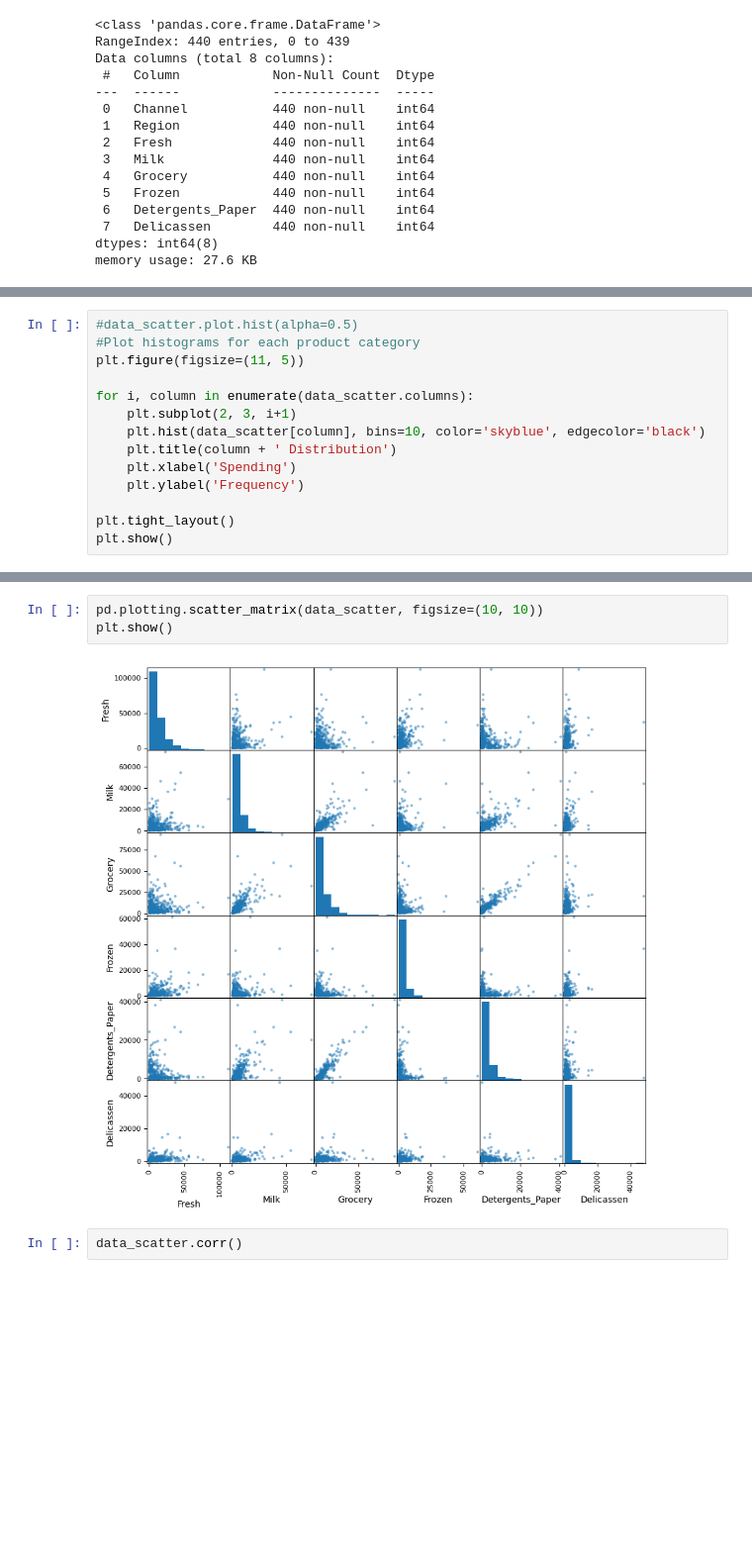
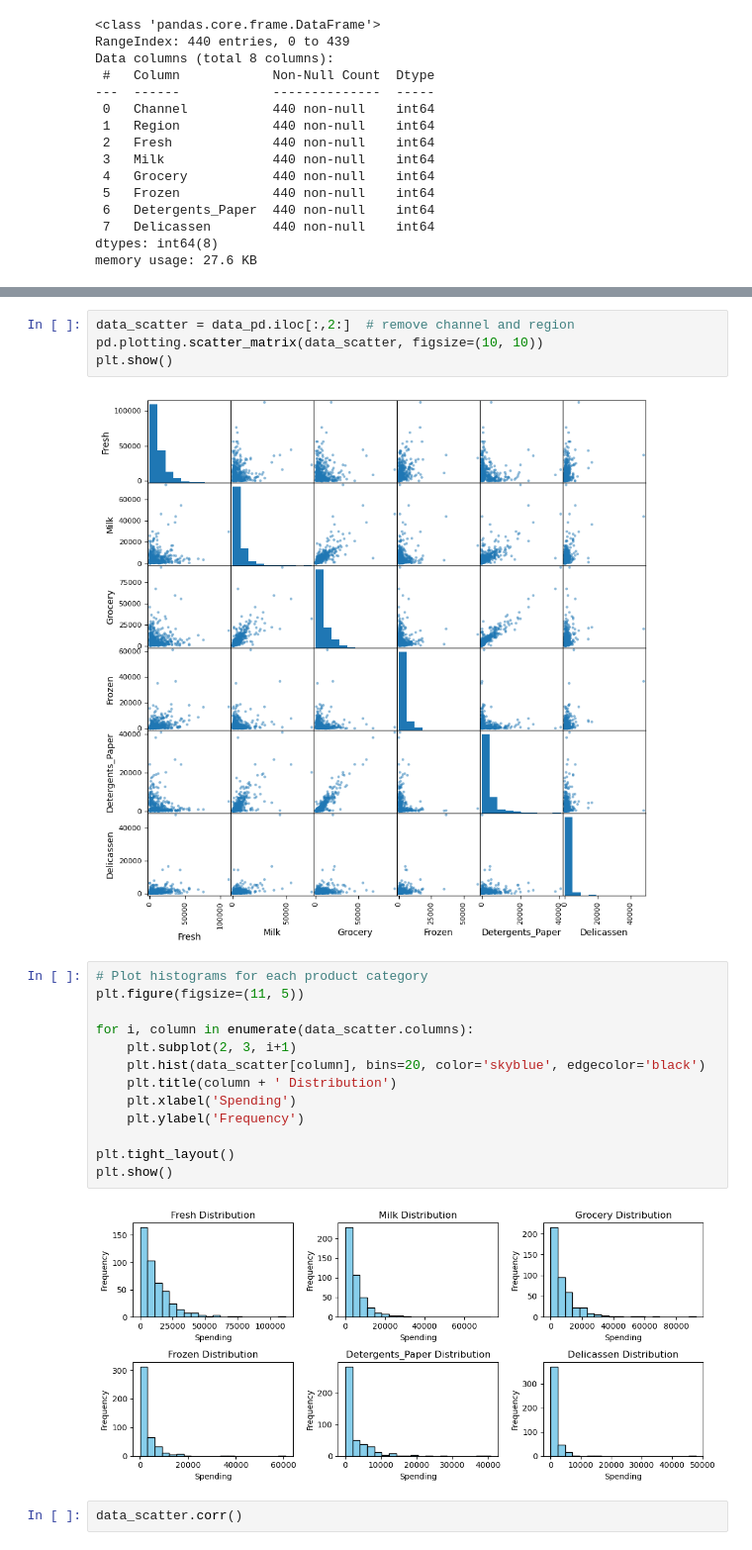
Before and after one commit to mertyaylacigit/ML-for-Data-Science, a Jupyter notebook: Part 1/Lab ML for Data Science - Part I.ipynb, the cells around one changed output, grey strips where cells are left out. Shown at 99% size. Drawn from its saved outputs; the diff is of its cells as text; blank space fills up the shorter version.

```diff
--- a/Part 1/Lab ML for Data Science - Part I.ipynb
+++ b/Part 1/Lab ML for Data Science - Part I.ipynb
@@ -80,14 +69,0 @@ data_scatter = data_pd.iloc[:,2:]
-# %%
-#data_scatter.plot.hist(alpha=0.5)
-#Plot histograms for each product category
-plt.figure(figsize=(11, 5))
-
-for i, column in enumerate(data_scatter.columns):
-    plt.subplot(2, 3, i+1)
-    plt.hist(data_scatter[column], bins=10, color='skyblue', edgecolor='black')
-    plt.title(column + ' Distribution')
-    plt.xlabel('Spending')
-    plt.ylabel('Frequency')
-
-plt.tight_layout()
-plt.show()
@@ -96,8 +76,24 @@ plt.show()
 # %%
+data_scatter = data_pd.iloc[:,2:]  # remove channel and region
 pd.plotting.scatter_matrix(data_scatter, figsize=(10, 10))
 plt.show()
 # %% [output]
-[figure, old version]
+[figure, new version]
+# %%
+# Plot histograms for each product category
+plt.figure(figsize=(11, 5))
+
+for i, column in enumerate(data_scatter.columns):
+    plt.subplot(2, 3, i+1)
+    plt.hist(data_scatter[column], bins=20, color='skyblue', edgecolor='black')
+    plt.title(column + ' Distribution')
+    plt.xlabel('Spending')
+    plt.ylabel('Frequency')
+
+plt.tight_layout()
+plt.show()
+# %% [output]
+[figure, added]
 # %%
 data_scatter.corr()
 # %% [output]
```
Also changed, not shown: parts of 41 cells of this notebook, 2 other files.
